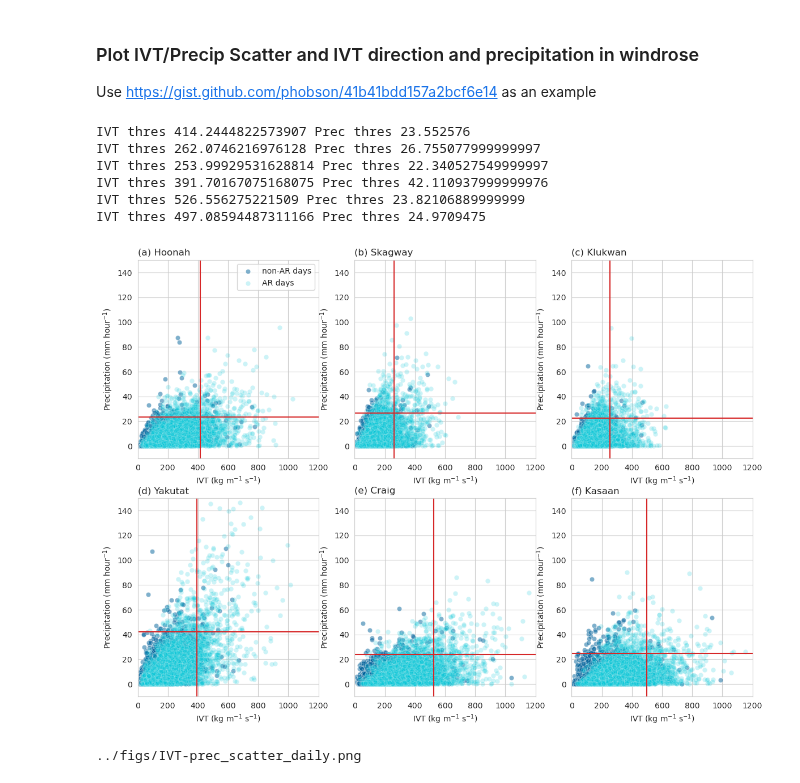
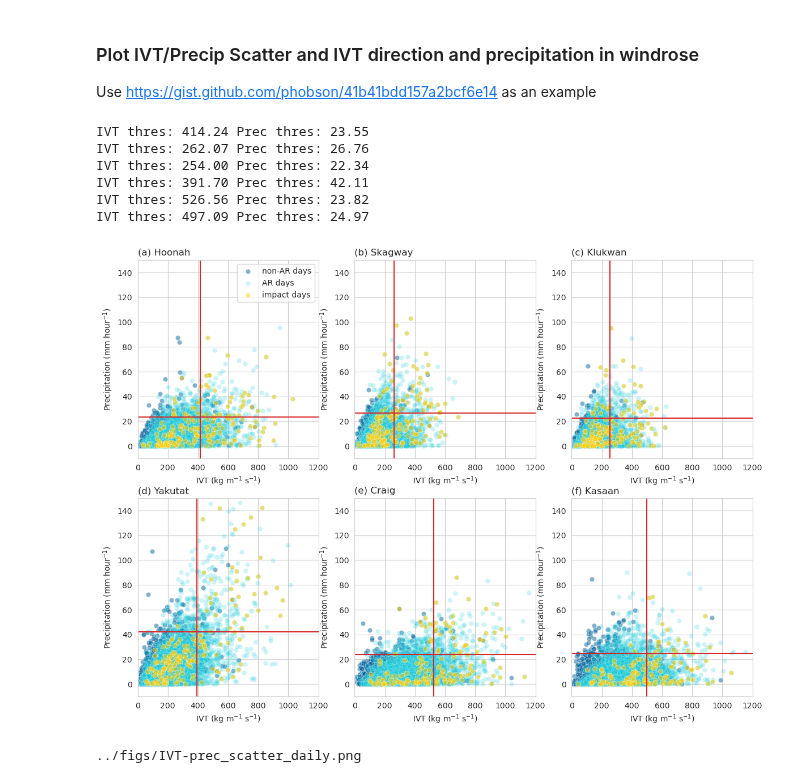
Before and after one commit to dlnash/SEAK_climatology, a Jupyter notebook: analysis/windrose_scatter.ipynb, the cells around one changed output. Drawn from its saved outputs; the diff is of its cells as text; code cells hidden in the pictures.

Commit message:
modify windrose plot

```diff
--- a/analysis/windrose_scatter.ipynb
+++ b/analysis/windrose_scatter.ipynb
@@ -182,14 +191,17 @@ On average in Skagway...
 ...8.375 of which are AR days
 ...ARs contribute 74.86% to extreme precipitation
 # %%
-perc = [0., 0.05, 0.25, 0.5, 0.75, .95]
-perc_lbl = ['0%', '5%', '25%', '50%', '75%', '95%']
+## getting bins for windrose based on percentiles
+perc = [0., 0.10, 0.25, 0.5, 0.75, .95, 1.]
+perc_lbl = ['0%', '10%', '25%', '50%', '75%', '95%', '100%']
 final_thres = []
 for i, df in enumerate(df_lst):
-    test = []
+    sublist = []
     for j, (thres, lbl) in enumerate(zip(perc, perc_lbl)):
-        test.append(df['prec'].describe(percentiles=[thres]).loc[[lbl]].values)
-    final_thres.append(test)
+        sublist.append(df['prec'].describe(percentiles=[thres]).loc[[lbl]].values.tolist())
+    flat_list = [item for l in sublist for item in l] # flatten the list
+    # flat_list.append(np.inf)
+    final_thres.append(flat_list)
 final_thres
 
 # prec_bins = [0, 2, 5, 10, 15, 20, 25, 30, 35, np.inf]
@@ -385,55 +395,55 @@ for i, df in enumerate(df_lst):
 
 
 
-    print('IVT thres', ivt_thres, 'Prec thres', prec_thres)
+    print('IVT thres: {:,.2f}'.format(ivt_thres), 'Prec thres: {:,.2f}'.format(prec_thres))
 
     plt.axhline(y=prec_thres, color='tab:red', linestyle='-')
     plt.axvline(x=ivt_thres, color='tab:red', linestyle='-')
 
-#     ## plot Extreme AR days
-#     data = df.loc[(df['prec'] > prec_thres) & (df.AR == 1)]
-#     n = len(data)
-#     g = sns.scatterplot(data=data, x="IVT", y="prec", ax=ax, c=np.array([colors[2]]), label='Extreme AR days (n={0})'.format(n), alpha=0.5, legend=legend_lst[i])
+    ## plot Extreme AR days
+    data = df.loc[(df['impact'] == 1)]
+    n = len(data)
+    g = sns.scatterplot(data=data, x="IVT", y="prec", ax=ax, c=np.array([colors[2]]), label='impact days'.format(n), alpha=0.5, legend=legend_lst[i])
 
 #     ## plot Extreme non-AR days
 #     data = df.loc[(df['prec'] > prec_thres) & (df.AR == 0)]
 #     n = len(data)
 #     g = sns.scatterplot(data=data, x="IVT", y="prec", ax=ax, c=np.array([colors[3]]), label='Extreme non-AR days (n={0})'.format(n), alpha=0.5, legend=legend_lst[i])
 
 
     ax.set_xlabel('IVT (kg m$^{-1}$ s$^{-1}$)')
     if temporal_res == 'hourly':
         ax.set_ylim(-.5, 25)
         ax.set_xlim(0, 1200)
         y_lbl = 'Precipitation (mm hour$^{-1}$)'
     elif temporal_res == 'daily':
         ax.set_ylim(-10, 150)
         ax.set_xlim(0, 1200)
         y_lbl = 'Precipitation (mm hour$^{-1}$)'
 
     ax.set_title('({0}) {1}'.format(letter_lst[i], community_lst[i]), loc='left')
     # ax.set_title('(n={0})'.format(n), loc='right')
 
     ax.set_ylabel(y_lbl)
 
     if legend_lst == True:
         leg = ax.legend(loc='upper left', ncol=1)
 
 # Save the figure
 fig.savefig('%s.%s' % (fname, fmt), bbox_inches='tight', dpi=300)
 plt.show()
 fig.clf()
 
 plotFile = fname + '.png'
 print(plotFile)
 # %% [output]
-IVT thres 414.2444822573907 Prec thres 23.552576
-IVT thres 262.0746216976128 Prec thres 26.755077999999997
-IVT thres 253.99929531628814 Prec thres 22.340527549999997
-IVT thres 391.70167075168075 Prec thres 42.110937999999976
-IVT thres 526.556275221509 Prec thres 23.82106889999999
-IVT thres 497.08594487311166 Prec thres 24.9709475
+IVT thres: 414.24 Prec thres: 23.55
+IVT thres: 262.07 Prec thres: 26.76
+IVT thres: 254.00 Prec thres: 22.34
+IVT thres: 391.70 Prec thres: 42.11
+IVT thres: 526.56 Prec thres: 23.82
+IVT thres: 497.09 Prec thres: 24.97
-[figure, old version]
+[figure, new version]
 ../figs/IVT-prec_scatter_daily.png
 # %%
 ## update plot so that it is 3 columns (ar type) by 1 rows (location of precip)
```
Also changed, not shown: parts of 6 cells of this notebook, 4 other files.
